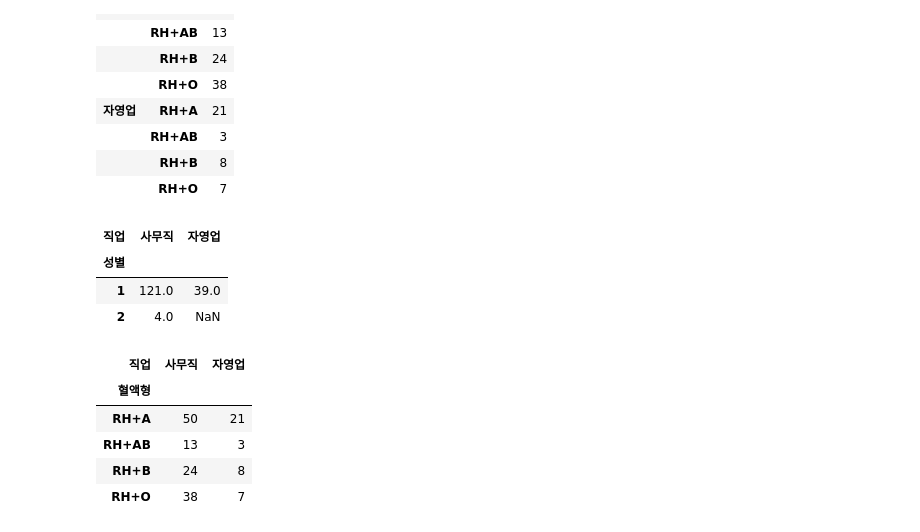
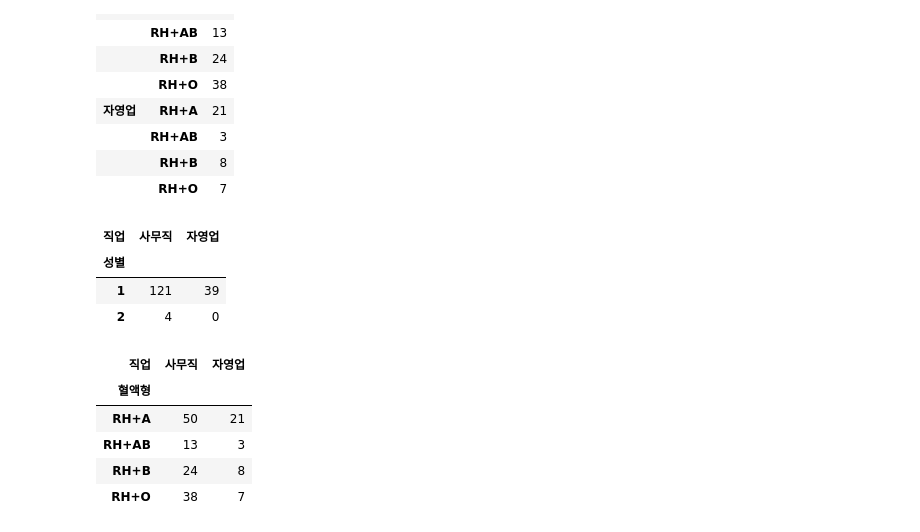
Before and after one commit to hhyowon/study_data_analytics, a Jupyter notebook: codes/RecurrenceOfSurgery_DDA.ipynb, the cells around one changed output. Cells and saved outputs as stored; diff of their text form; code cells hidden in the pictures.

```diff
--- a/codes/RecurrenceOfSurgery_DDA.ipynb
+++ b/codes/RecurrenceOfSurgery_DDA.ipynb
@@ -268,13 +268,13 @@ pd.DataFrame(pivot_table)
 |  | RH+O | 7 |
 # %%
 filtered_df = df_ROS_forpatient.loc[condition]
-pivot_table=filtered_df.pivot_table(index='성별',  columns='직업',aggfunc='size')  #직업별 성별 , 빈도
+pivot_table=filtered_df.pivot_table(index='성별',  columns='직업',aggfunc='size',fill_value=0)  #직업별 성별 , 빈도
 pivot_table
 # %% [output]
 | 직업 | 사무직 | 자영업 |
 | 성별 |  |  |
-| 1 | 121.0 | 39.0 |
-| 2 | 4.0 | NaN |
+| 1 | 121 | 39 |
+| 2 | 4 | 0 |
 # %%
 filtered_df = df_ROS_forpatient.loc[condition]
 pivot_table=filtered_df.pivot_table(index='혈액형',  columns='직업',aggfunc='size')  #직업별 혈액형 , 빈도
```
Also changed, not shown: parts of 11 cells of this notebook, 1 other file.
